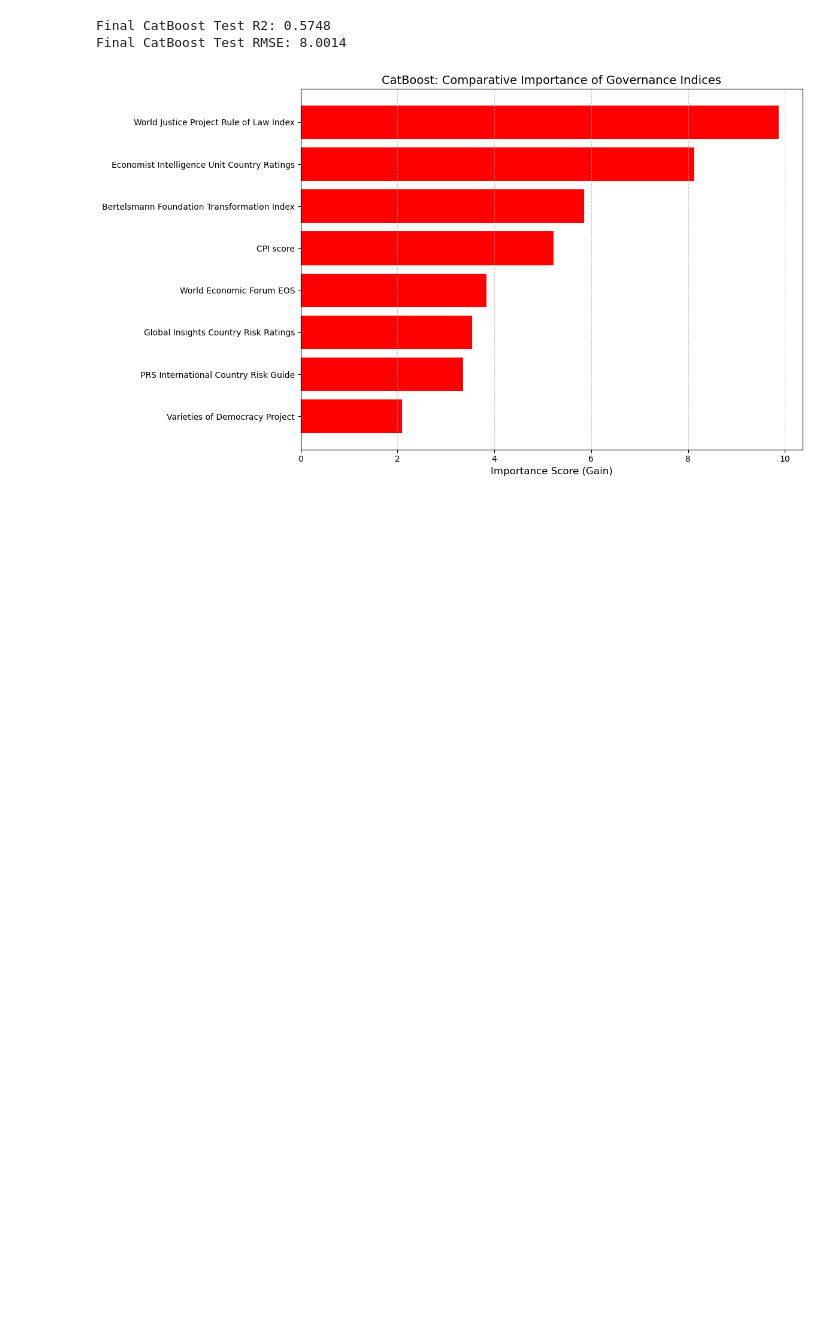
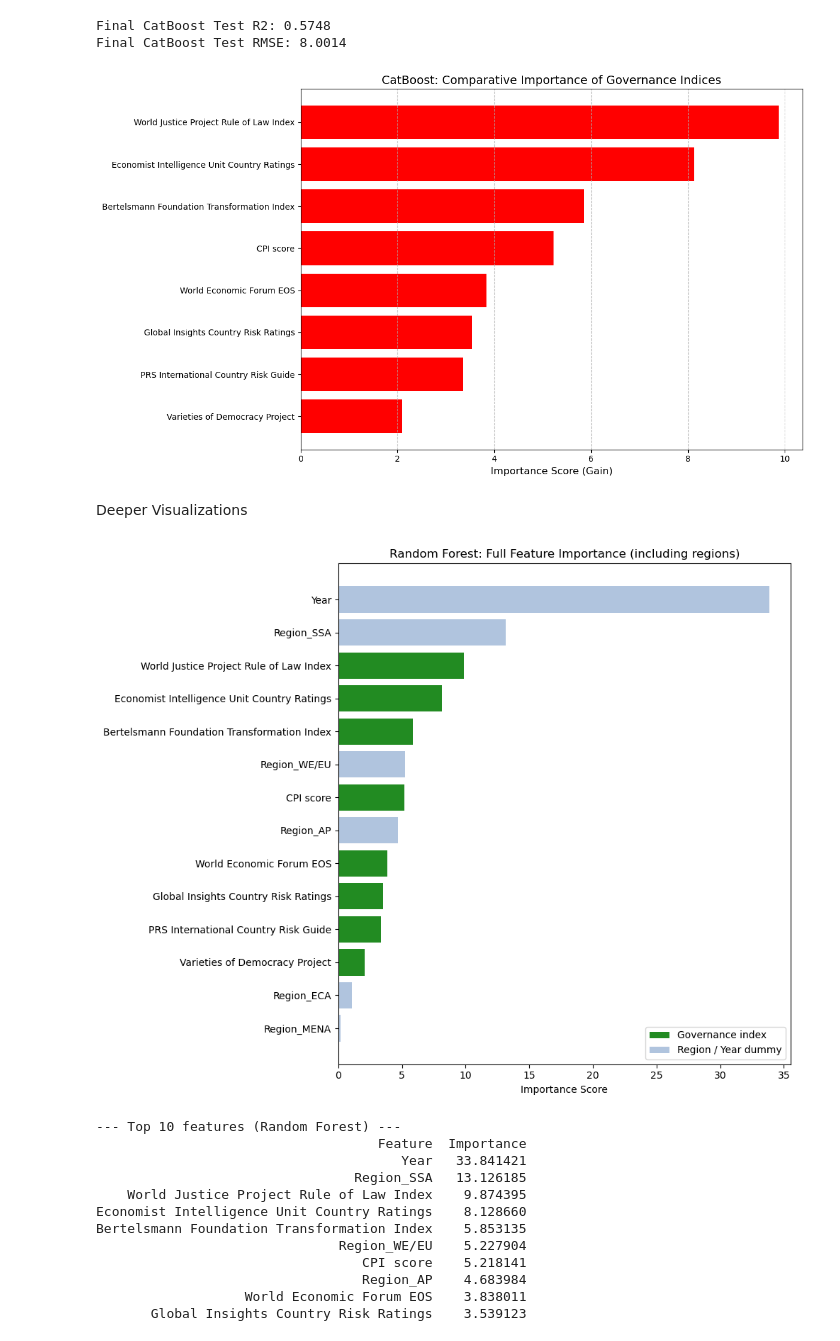
Before and after one commit to p-hall1904/Final-Project, a Jupyter notebook: Final project code.ipynb, the cells around one changed output. Drawn from its saved outputs; the diff is of its cells as text; code cells hidden in the pictures; blank space fills up the shorter version.

Commit message:
Some deeper visualizations

```diff
--- a/Final project code.ipynb
+++ b/Final project code.ipynb
@@ -579,3 +579,49 @@ plt.tight_layout()
 plt.show()
 # %% [output]
 [figure]
+# %% [markdown]
+Deeper Visualizations
+# %%
+# Full feature importance graph, as the model ones exclude things like year and region, just for specific indicies analysis
+full_importance_df = pd.DataFrame({
+    'Feature': cat_feature_names,
+    'Importance': cat_importances
+}).sort_values(by='Importance', ascending=True)
+
+# Color bars: green for governance indices, gray for everything else
+colors = [
+    'forestgreen' if f in gov_indices else 'lightsteelblue'
+    for f in full_importance_df['Feature']
+]
+
+plt.figure(figsize=(10, 8))
+plt.barh(full_importance_df['Feature'], full_importance_df['Importance'], color=colors)
+
+
+from matplotlib.patches import Patch
+legend_elements = [
+    Patch(facecolor='forestgreen', label='Governance index'),
+    Patch(facecolor='lightsteelblue', label='Region / Year dummy')
+]
+plt.legend(handles=legend_elements, loc='lower right')
+plt.title("Random Forest: Full Feature Importance (including regions)")
+plt.xlabel("Importance Score")
+plt.tight_layout()
+plt.show()
+
+print("\n--- Top 10 features (Random Forest) ---")
+print(full_importance_df.tail(10)[['Feature', 'Importance']].iloc[::-1].to_string(index=False))
+# %% [output]
+[figure, added]
+--- Top 10 features (Random Forest) ---
+                                    Feature  Importance
+                                       Year   33.841421
+                                 Region_SSA   13.126185
+    World Justice Project Rule of Law Index    9.874395
+Economist Intelligence Unit Country Ratings    8.128660
+Bertelsmann Foundation Transformation Index    5.853135
+                               Region_WE/EU    5.227904
+                                  CPI score    5.218141
+                                  Region_AP    4.683984
+                   World Economic Forum EOS    3.838011
+       Global Insights Country Risk Ratings    3.539123
```
Also changed, not shown: parts of 2 cells of this notebook, 3 other files.
